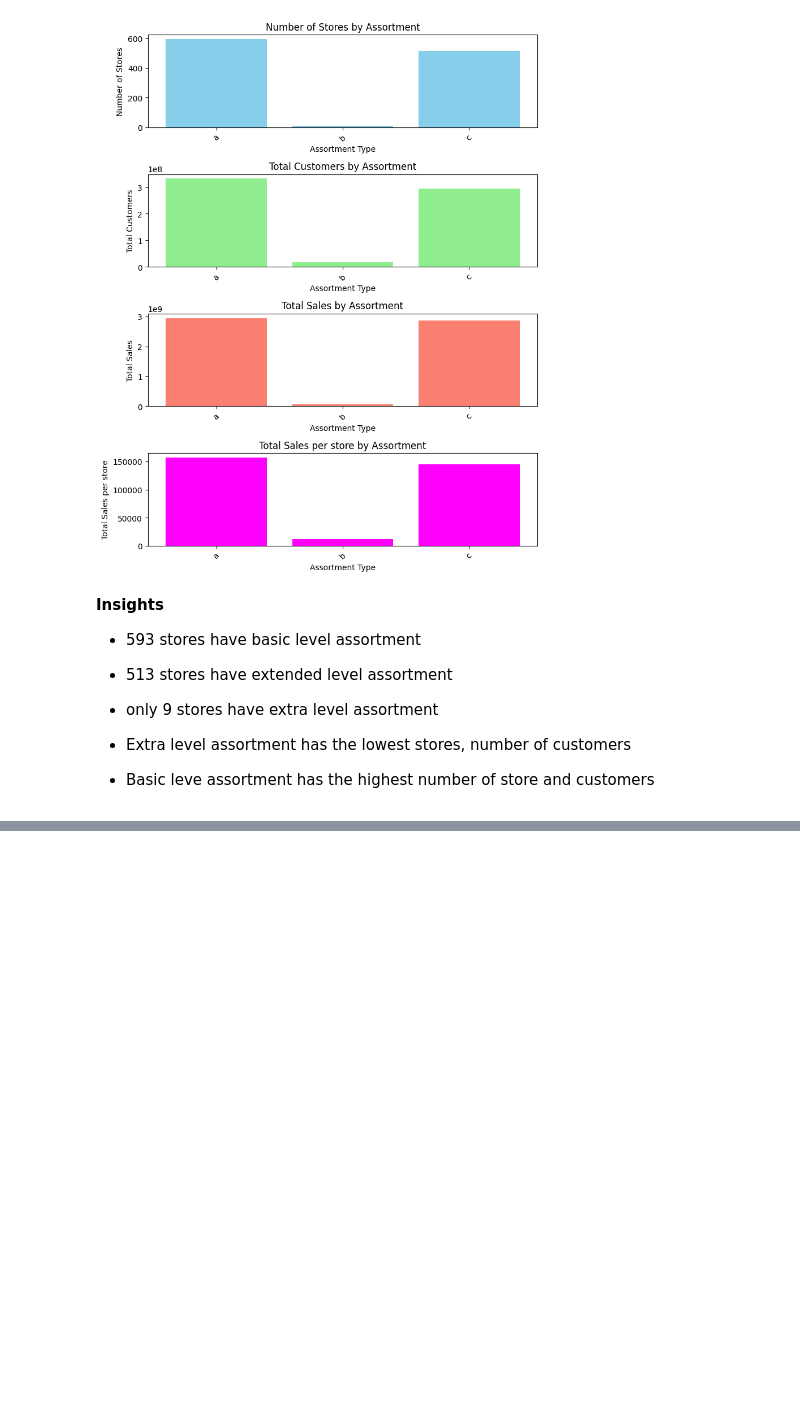
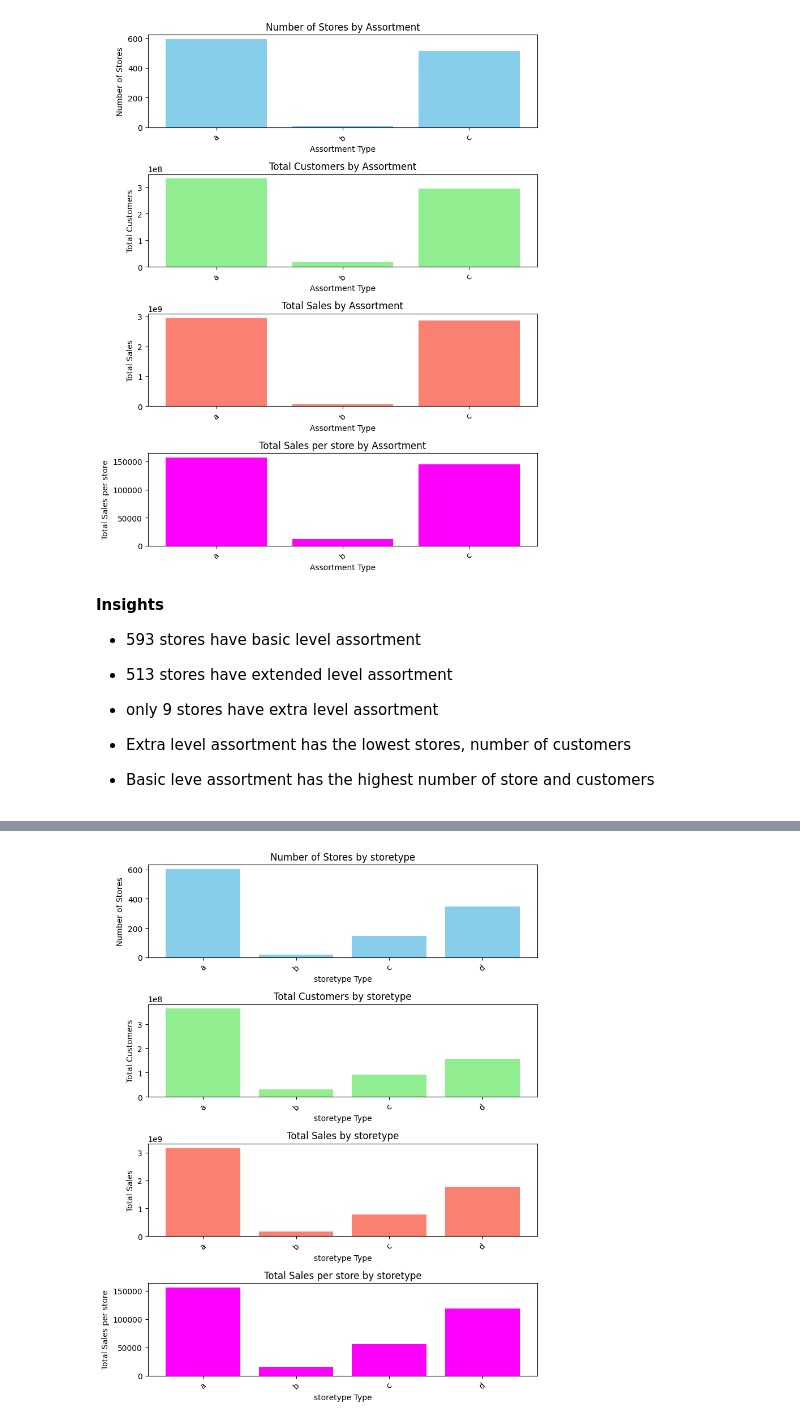
Before and after one commit to yosef-zewdu/Rossmann-Sales-Forecasting, a Jupyter notebook: notebooks/eda.ipynb, the cells around one changed output, grey strips where cells are left out. Cells and saved outputs as stored; diff of their text form; code cells hidden in the pictures; blank space fills up the shorter version.

```diff
--- a/notebooks/eda.ipynb
+++ b/notebooks/eda.ipynb
@@ -329,0 +334,10 @@ plt.show()
+# %%
+storetype = df.groupby('StoreType').agg(
+    Number_of_Stores=('Store', 'nunique') ,
+    Total_Customers=('Customers', 'sum'),
+    Total_Sales=('Sales', 'sum'),
+    Sales_per_store=('Sales', lambda x: x.sum() / x.nunique())
+
+)
+
+display(storetype)
@@ -329,0 +351,40 @@ plt.show()
+# %%
+
+# Create subplots with 3 rows and 1 column
+fig, axs = plt.subplots(4, 1, figsize=(8, 10))
+
+# Plot Number of Stores
+axs[0].bar(storetype.index, storetype['Number_of_Stores'], color='skyblue')
+axs[0].set_title('Number of Stores by storetype')
+axs[0].set_xlabel('storetype Type')
+axs[0].set_ylabel('Number of Stores')
+axs[0].tick_params(axis='x', rotation=45)
+
+# Plot Total Customers
+axs[1].bar(storetype.index, storetype['Total_Customers'], color='lightgreen')
+axs[1].set_title('Total Customers by storetype')
+axs[1].set_xlabel('storetype Type')
+axs[1].set_ylabel('Total Customers')
+axs[1].tick_params(axis='x', rotation=45)
+
+# Plot Total Sales
+axs[2].bar(storetype.index, storetype['Total_Sales'], color='salmon')
+axs[2].set_title('Total Sales by storetype')
+axs[2].set_xlabel('storetype Type')
+axs[2].set_ylabel('Total Sales')
+axs[2].tick_params(axis='x', rotation=45)
+
+# Plot Total Sales
+axs[3].bar(storetype.index, storetype['Sales_per_store'], color='magenta')
+axs[3].set_title('Total Sales per store by storetype')
+axs[3].set_xlabel('storetype Type')
+axs[3].set_ylabel('Total Sales per store')
+axs[3].tick_params(axis='x', rotation=45)
+
+# Adjust layout
+plt.tight_layout()
+
+# Show the plot
+plt.show()
+# %% [output]
+[figure, added]
```
Also changed, not shown: parts of 9 cells of this notebook, 4 other files.
